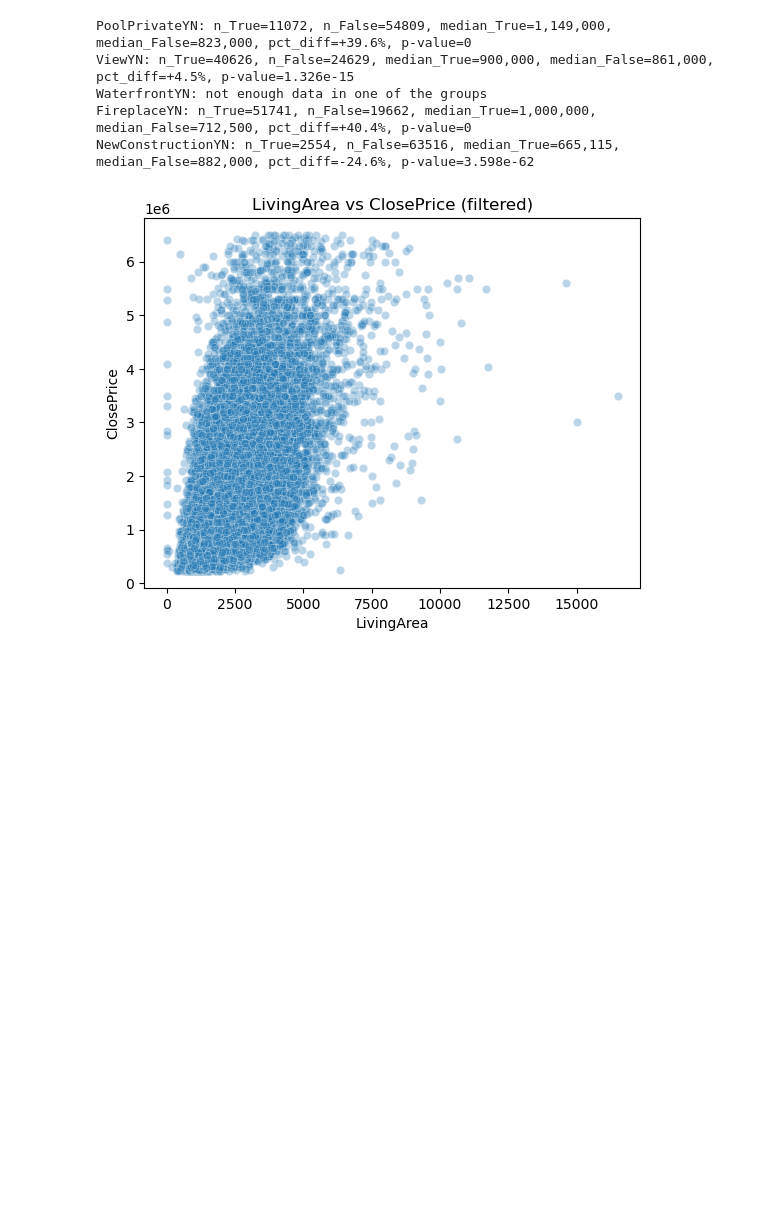
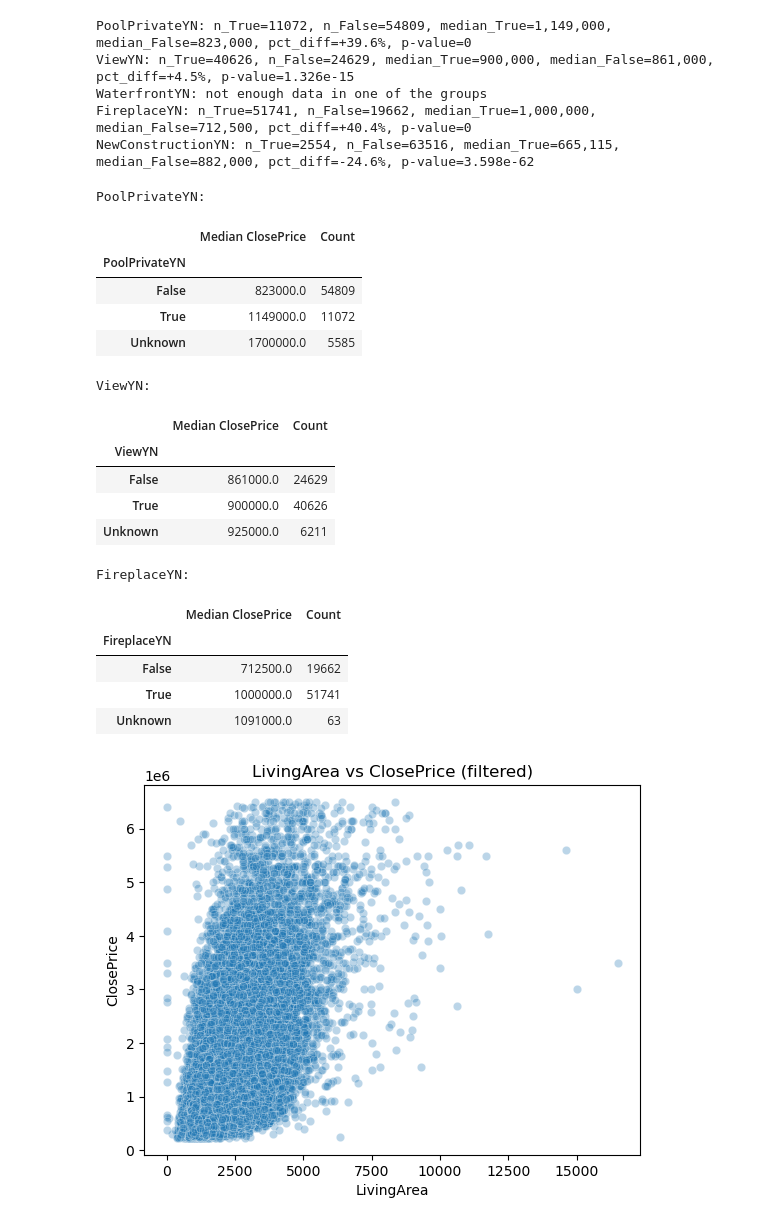
Before and after one commit to matthewviray/idx-exchange-project, a Jupyter notebook: 01_exploration.ipynb, the cells around one changed output. Cells and saved outputs as stored; diff of their text form; code cells hidden in the pictures; blank space fills up the shorter version.

```diff
--- a/01_exploration.ipynb
+++ b/01_exploration.ipynb
@@ -312,6 +303,38 @@ ViewYN: n_True=40626, n_False=24629, median_True=900,000, median_False=861,000,
 WaterfrontYN: not enough data in one of the groups
 FireplaceYN: n_True=51741, n_False=19662, median_True=1,000,000, median_False=712,500, pct_diff=+40.4%, p-value=0
 NewConstructionYN: n_True=2554, n_False=63516, median_True=665,115, median_False=882,000, pct_diff=-24.6%, p-value=3.598e-62
+# %%
+# Median ClosePrice by True / False / Unknown (NaN) for each amenity flag.
+# If Unknown has a distinct median from both True and False, missingness itself
+# carries price signal — justifying 'Unknown' as its own category rather than imputing False.
+amenities = ['PoolPrivateYN', 'ViewYN', 'FireplaceYN']
+
+for col in amenities:
+    temp = CRMLSSold_data[['ClosePrice', col]].copy()
+    temp[col] = temp[col].fillna('Unknown').astype(str)
+    medians = temp.groupby(col)['ClosePrice'].agg(['median', 'count'])
+    medians.columns = ['Median ClosePrice', 'Count']
+    print(f"\n{col}:")
+    display(medians.sort_index())
+# %% [output]
+PoolPrivateYN:
+|  | Median ClosePrice | Count |
+| PoolPrivateYN |  |  |
+| False | 823000.0 | 54809 |
+| True | 1149000.0 | 11072 |
+| Unknown | 1700000.0 | 5585 |
+ViewYN:
+|  | Median ClosePrice | Count |
+| ViewYN |  |  |
+| False | 861000.0 | 24629 |
+| True | 900000.0 | 40626 |
+| Unknown | 925000.0 | 6211 |
+FireplaceYN:
+|  | Median ClosePrice | Count |
+| FireplaceYN |  |  |
+| False | 712500.0 | 19662 |
+| True | 1000000.0 | 51741 |
+| Unknown | 1091000.0 | 63 |
 # %%
 # Step 5: each predictor vs ClosePrice
 
```
Also changed, not shown: parts of 3 cells of this notebook, 1 other file.
